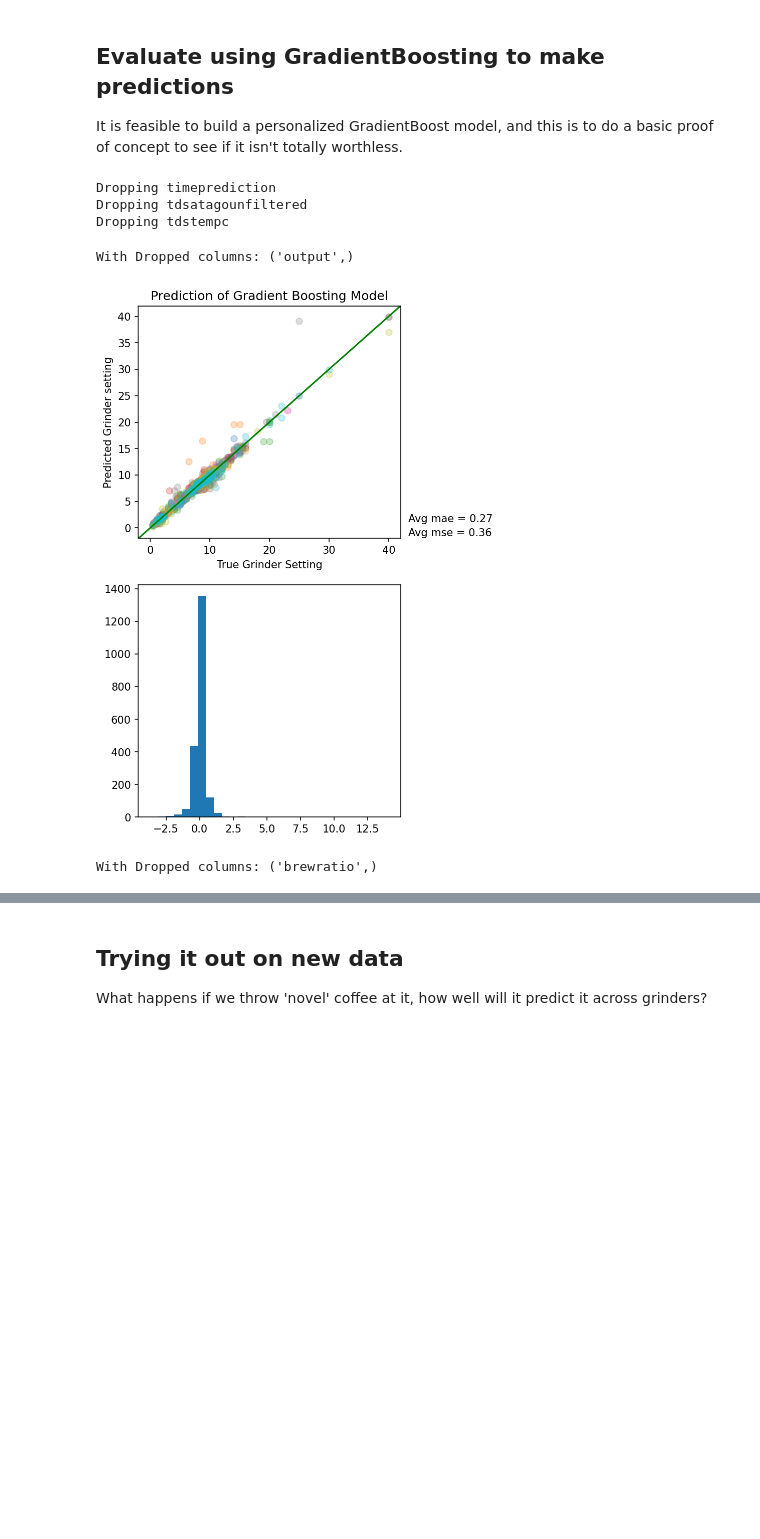
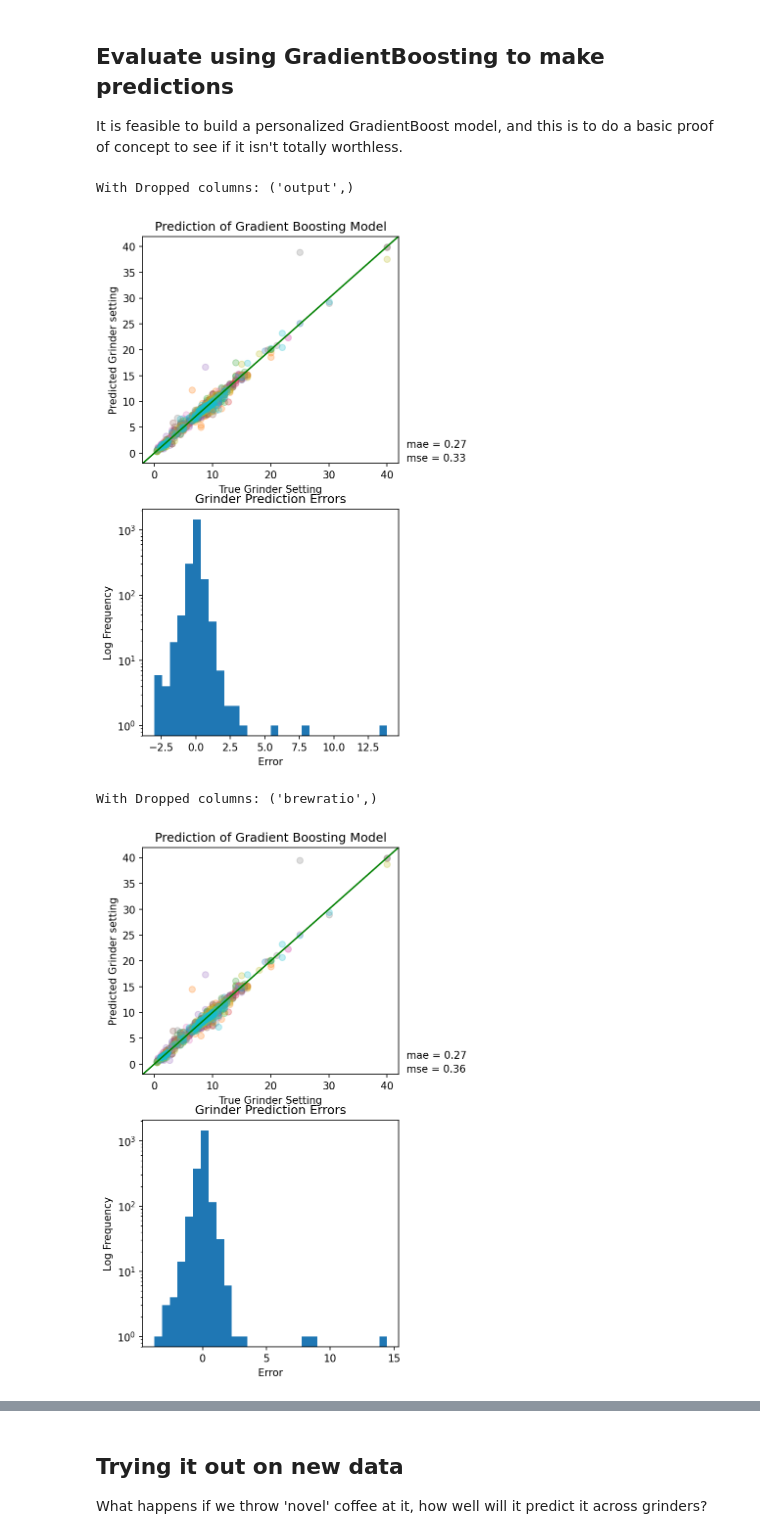
Before and after one commit to badisa/optpresso, a Jupyter notebook: notebooks/alternative_models.ipynb, the cells around one changed output, grey strips where cells are left out. Saved outputs shown, nothing was run; the diff lists cells and outputs as text; code cells hidden in the pictures; blank space fills up the shorter version.

```diff
--- a/notebooks/alternative_models.ipynb
+++ b/notebooks/alternative_models.ipynb
@@ -102,21 +130,0 @@ def prepare_df_for_gp(frame, prediction_column="grindersetting", encoders={}, dr
-# %%
-def find_columns_to_drop(df, skipped_columns=None):
-    if skipped_columns is None:
-        skipped_columns = set()
-    droppable_columns = []
-    for col in df.columns:
-        if col in skipped_columns:
-            continue
-        # Drop any column that is mostly NaNs
-        if np.count_nonzero(df[col].isna()) > 0.5 * len(df[col]):
-            droppable_columns.append(col)
-    return droppable_columns
-
-
-for col in find_columns_to_drop(df):
-    print("Dropping", col)
-    df = df.drop(col, axis=1)
-# %% [output]
-Dropping timeprediction
-Dropping tdsatagounfiltered
-Dropping tdstempc
@@ -133,5 +131,4 @@ for col in encoded_cols:
 # %%
-
 for dropped in [("output", ), ("brewratio", ), ("output", "brewratio")]:
     print("With Dropped columns:", dropped)
     mae_scores = []
@@ -139,7 +136,8 @@ for dropped in [("output", ), ("brewratio", ), ("output", "brewratio")]:
     fig, (ax, ax2) = plt.subplots(2, dpi=150, figsize=(4.5, 9))
     x, y = prepare_df_for_gp(df, drop_cols=dropped, encoders=encs)
     folds = KFold(n_splits=10, random_state=814, shuffle=True)
-    residues = []
+    true_vals = None
+    pred = None
     for train_idx, test_idx in folds.split(x):
         x_train = x[train_idx]
         y_train = y[train_idx]
@@ -147,36 +145,46 @@ for dropped in [("output", ), ("brewratio", ), ("output", "brewratio")]:
         x_test = x[test_idx]
         y_test = y[test_idx]
         regr = GradientBoostingRegressor(n_estimators=1700)
         regr.fit(x_train, y_train)
 
         yfit = regr.predict(x_test)
         ax.scatter(
             y_test,
             yfit,
             marker="o",
             alpha=0.25,
         )
-        residues.extend(yfit - y_test)
+        if true_vals is None:
+            true_vals = y_test
+            pred = yfit
+        else:
+            true_vals = np.concatenate([true_vals, y_test])
+            pred = np.concatenate([pred, yfit])
         mae_scores.append(mean_absolute_error(y_test, yfit))
         mse_scores.append(mean_squared_error(y_test, yfit))
     ax.set_title(f"Prediction of Gradient Boosting Model")
     ax.set_xlabel("True Grinder Setting")
     ax.set_ylabel("Predicted Grinder setting")
     ax.axline([0, 0], [1, 1], color="g", label="fit")
     ax.annotate(
-        "Avg mse = {:.2f}".format(np.mean(mse_scores)),
+        "mse = {:.2f}".format(mean_squared_error(true_vals, pred)),
         (1.03, 0.01),
         xycoords="axes fraction",
     )
     ax.annotate(
-        "Avg mae = {:.2f}".format(np.mean(mae_scores)),
+        "mae = {:.2f}".format(mean_absolute_error(true_vals, pred)),
         (1.03, 0.07),
         xycoords="axes fraction",
     )
 
-    ax2.hist(residues, bins=30)
+    ax2.hist(pred - true_vals, bins=30)
+    ax2.set_yscale("log")
+    ax2.set_title("Grinder Prediction Errors")
+    ax2.set_xlabel("Error")
+    ax2.set_ylabel("Log Frequency")
     plt.show()
 # %% [output]
 With Dropped columns: ('output',)
-[figure, old version]
+[figure, new version]
 With Dropped columns: ('brewratio',)
+[figure, added]
```
Also changed, not shown: parts of 7 cells of this notebook, 2 other files.
